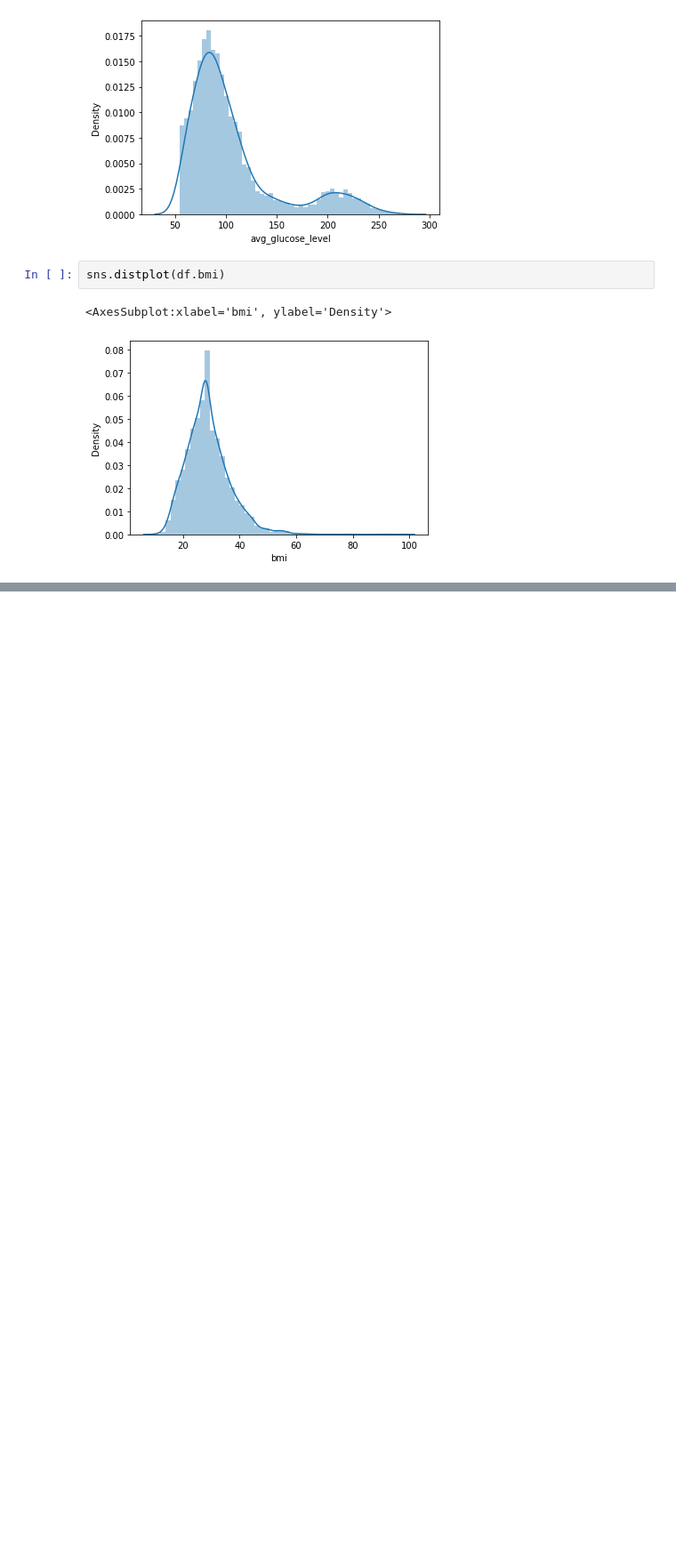
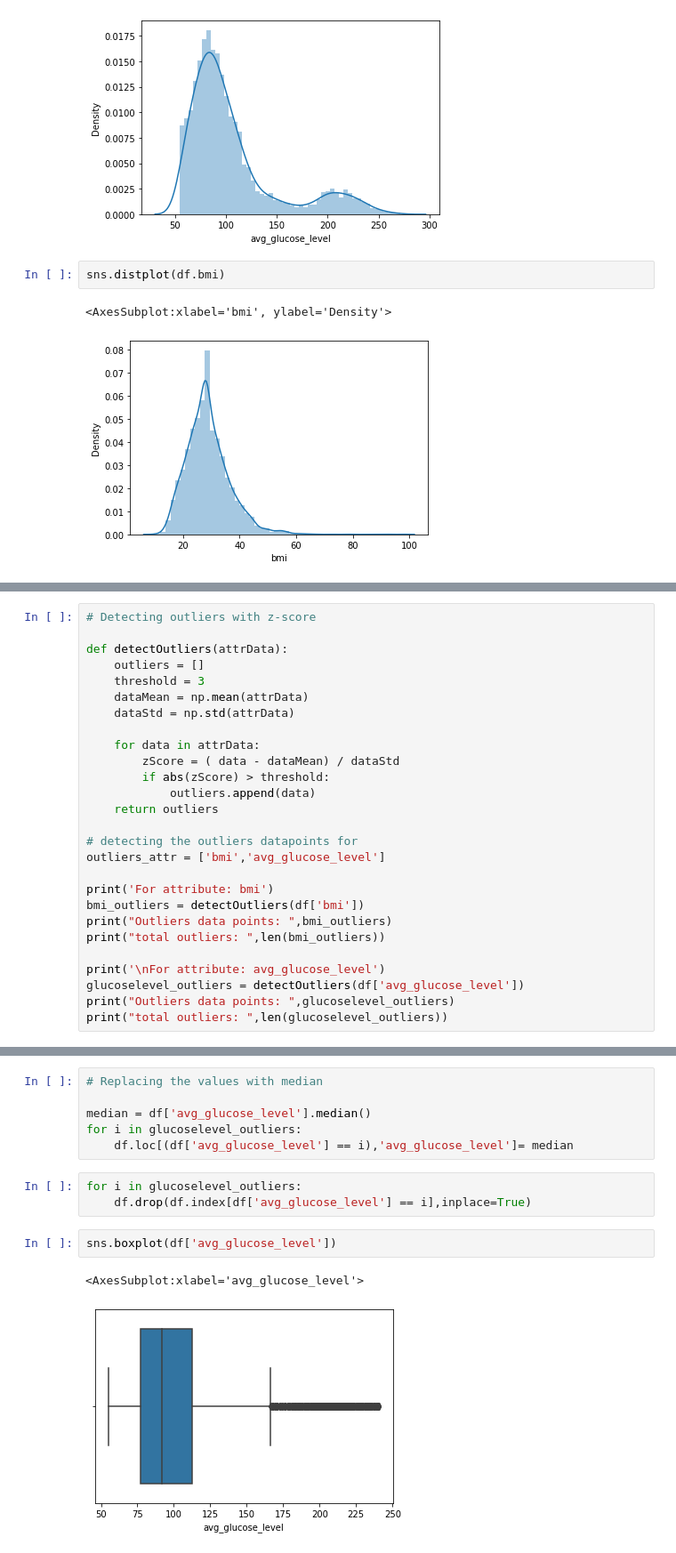
Before and after one commit to Esha-Gupta-DAX/Training, a Jupyter notebook: DAX-DS-Assignment-2022-Esha_Gupta/Data_Analytics/Data_Analytics.ipynb, the cells around one changed output, grey strips where cells are left out. Shown at 89% size. Drawn from its saved outputs; the diff is of its cells as text; blank space fills up the shorter version.

```diff
--- a/DAX-DS-Assignment-2022-Esha_Gupta/Data_Analytics/Data_Analytics.ipynb
+++ b/DAX-DS-Assignment-2022-Esha_Gupta/Data_Analytics/Data_Analytics.ipynb
@@ -166,0 +177,27 @@ sns.distplot(df.bmi)
+# %%
+# Detecting outliers with z-score
+
+def detectOutliers(attrData):
+    outliers = []
+    threshold = 3
+    dataMean = np.mean(attrData)
+    dataStd = np.std(attrData)
+
+    for data in attrData:
+        zScore = ( data - dataMean) / dataStd
+        if abs(zScore) > threshold:
+            outliers.append(data)
+    return outliers
+
+# detecting the outliers datapoints for
+outliers_attr = ['bmi','avg_glucose_level']
+
+print('For attribute: bmi')
+bmi_outliers = detectOutliers(df['bmi'])
+print("Outliers data points: ",bmi_outliers)
+print("total outliers: ",len(bmi_outliers))
+
+print('\nFor attribute: avg_glucose_level')
+glucoselevel_outliers = detectOutliers(df['avg_glucose_level'])
+print("Outliers data points: ",glucoselevel_outliers)
+print("total outliers: ",len(glucoselevel_outliers))
@@ -166,0 +212,14 @@ sns.distplot(df.bmi)
+# %%
+# Replacing the values with median
+
+median = df['avg_glucose_level'].median()
+for i in glucoselevel_outliers:
+    df.loc[(df['avg_glucose_level'] == i),'avg_glucose_level']= median
+# %%
+for i in glucoselevel_outliers:
+    df.drop(df.index[df['avg_glucose_level'] == i],inplace=True)
+# %%
+sns.boxplot(df['avg_glucose_level'])
+# %% [output]
+<AxesSubplot:xlabel='avg_glucose_level'>
+[figure, added]
```
Also changed, not shown: parts of 14 cells of this notebook, 1 other file.
